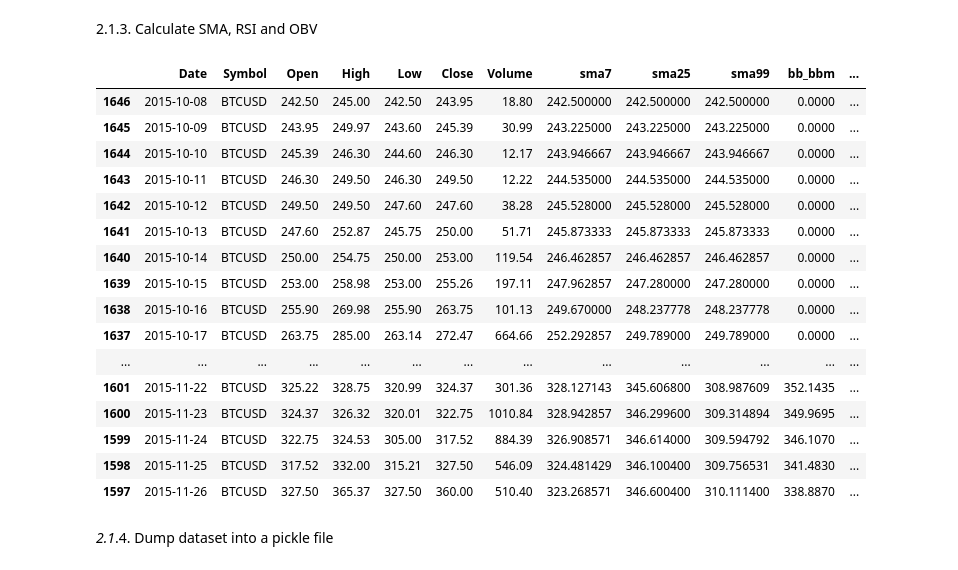
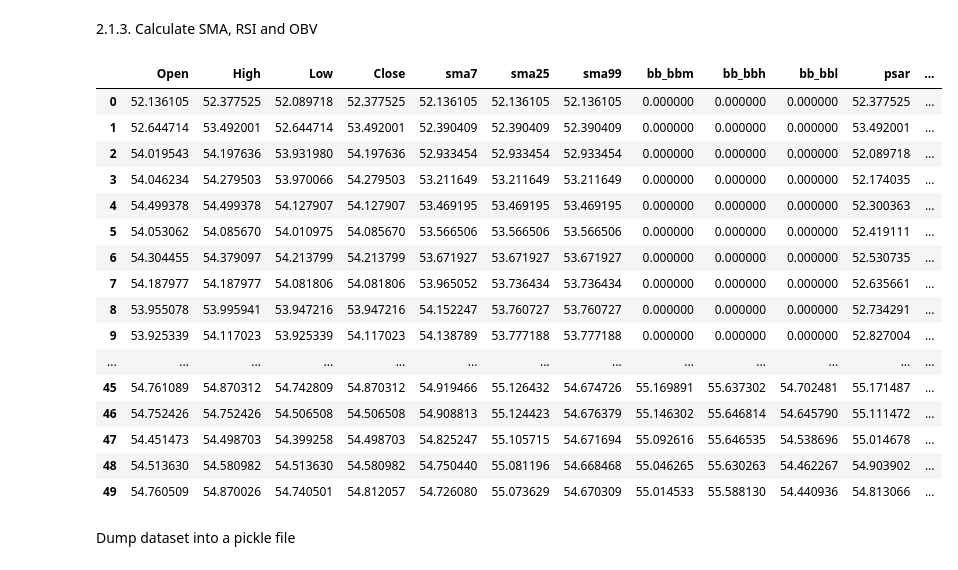
Before and after one commit to estebancr3008/Reinforcement_Learning_Binary_Options_Bot, a Jupyter notebook: Data_Preparation_for_Binary_Learning_Trading.ipynb, the cells around one changed output. Saved outputs shown, nothing was run; the diff lists cells and outputs as text; code cells hidden in the pictures.

```diff
--- a/Data_Preparation_for_Binary_Learning_Trading.ipynb
+++ b/Data_Preparation_for_Binary_Learning_Trading.ipynb
@@ -43,2 +57,7 @@ from ta.volume import OnBalanceVolumeIndicator
 # %% [markdown]
 Selects the dataframe for training
+# %%
+df = yf.download(tickers="LTC-USD",
+                            period="60d",
+                            interval="15m",
+                            auto_adjust=True)
@@ -46,7 +67,8 @@ Selects the dataframe for training
 #df = pd.read_csv('/content/drive/MyDrive/Other Projects/USDGBP.csv')
 #df = pd.read_csv('/content/drive/MyDrive/Other Projects/USDJPY.csv')
 #df = pd.read_csv('/Users/esteban/Documents/GitHub/Reinforcement_Learning_Binary_Options_Bot/BTCUSD_1hr.csv')
-df = pd.read_csv('/content/drive/MyDrive/Other Projects/Trading/BTCUSD_day.csv')
+#df = pd.read_csv('BTCUSD_day.csv')
+#df = pd.read_csv('BTCUSD_1hr.csv')
 #df = pd.read_csv('/content/drive/MyDrive/Other Projects/BTCUSD_1hr.csv')
 #df = pd.read_csv('/content/drive/MyDrive/Other Projects/BTCUSD_1min.csv')
 #df = pd.read_csv('/content/drive/MyDrive/Other Projects/Download Data - STOCK_US_XNYS_F (1).csv')
@@ -80,7 +98,7 @@ print(df.dtypes)
 #df['Date'] = pd.to_datetime(df['Date'])
 
 #Sort values from past to present
-df.sort_values('Date', ascending=True, inplace=True)
+#df.sort_values('Date', ascending=True, inplace=True)
 
 #Set date as index
 #df.set_index('Date', inplace=True)
@@ -89,10 +107,23 @@ df.sort_values('Date', ascending=True, inplace=True)
 #df.drop('Volume', inplace=True, axis=1)
 #df['Volume'] = df['Volume'].apply(lambda x: float(x.replace(",", "")))
 #df['Volume'] = df['Volume'].astype(float)
+
+
+#Preparation for hourly df
 #df = df.drop(columns=['Symbol'])
 #df = df.drop(columns=['Unix Timestamp'])
+#df = df.drop(columns=['Volume'])
+
+#Preparation for downloaded df
+
+df = df.reset_index(drop=True)
+df = df.drop(columns=['Volume'])
+
+'''
+#Preparation for daily dataset
 df = df.drop(columns=['Volume USD'])
 df = df.rename(columns={'Volume BTC': 'Volume'})
+'''
 
 print(df.shape[0])
 print(df.dtypes)
@@ -148,50 +173,50 @@ df["sma25"] = SMAIndicator(close=df["Open"], window=25, fillna=True).sma_indicat
 df["sma99"] = SMAIndicator(close=df["Open"], window=99, fillna=True).sma_indicator()
 
 #Adds Bollinger Bands
 indicator_bb = BollingerBands(close=df["Open"], window=20, window_dev=2)
 df['bb_bbm'] = indicator_bb.bollinger_mavg()
 df['bb_bbh'] = indicator_bb.bollinger_hband()
 df['bb_bbl'] = indicator_bb.bollinger_lband()
 
 #Adds PSAR Indicator
 indicator_psar = PSARIndicator(high=df["Close"], low=df["Low"], close=df["Close"], step=0.02, max_step=2, fillna=True)
 df['psar'] = indicator_psar.psar()
 
 # Add Moving Average Convergence Divergence (MACD) indicator
 df["MACD"] = macd(close=df["Close"], window_slow=26, window_fast=12, fillna=True)
 
 # Add Relative Strength Index (RSI) indicator
 df["RSI"] = rsi(close=df["Close"], window=14, fillna=True)
 
 #Indicators using finta
 #Adds simple moving average
 df["sma40"] = TA.SMA(df, period = 40)
 
 # Add Relative Strength Index (RSI) indicator
-df["OBV"] = TA.OBV(df)
+#df["OBV"] = TA.OBV(df)
 
 #Drops empty spaces
 df.fillna(0, inplace=True)
 
 #Drops empty spaces
 df.head(50)
 # %% [output]
-|  | Date | Symbol | Open | High | Low | Close | Volume | sma7 | sma25 | sma99 | bb_bbm | ... |
-| 1646 | 2015-10-08 | BTCUSD | 242.50 | 245.00 | 242.50 | 243.95 | 18.80 | 242.500000 | 242.500000 | 242.500000 | 0.0000 | ... |
-| 1645 | 2015-10-09 | BTCUSD | 243.95 | 249.97 | 243.60 | 245.39 | 30.99 | 243.225000 | 243.225000 | 243.225000 | 0.0000 | ... |
-| 1644 | 2015-10-10 | BTCUSD | 245.39 | 246.30 | 244.60 | 246.30 | 12.17 | 243.946667 | 243.946667 | 243.946667 | 0.0000 | ... |
-| 1643 | 2015-10-11 | BTCUSD | 246.30 | 249.50 | 246.30 | 249.50 | 12.22 | 244.535000 | 244.535000 | 244.535000 | 0.0000 | ... |
-| 1642 | 2015-10-12 | BTCUSD | 249.50 | 249.50 | 247.60 | 247.60 | 38.28 | 245.528000 | 245.528000 | 245.528000 | 0.0000 | ... |
-| 1641 | 2015-10-13 | BTCUSD | 247.60 | 252.87 | 245.75 | 250.00 | 51.71 | 245.873333 | 245.873333 | 245.873333 | 0.0000 | ... |
-| 1640 | 2015-10-14 | BTCUSD | 250.00 | 254.75 | 250.00 | 253.00 | 119.54 | 246.462857 | 246.462857 | 246.462857 | 0.0000 | ... |
-| 1639 | 2015-10-15 | BTCUSD | 253.00 | 258.98 | 253.00 | 255.26 | 197.11 | 247.962857 | 247.280000 | 247.280000 | 0.0000 | ... |
-| 1638 | 2015-10-16 | BTCUSD | 255.90 | 269.98 | 255.90 | 263.75 | 101.13 | 249.670000 | 248.237778 | 248.237778 | 0.0000 | ... |
-| 1637 | 2015-10-17 | BTCUSD | 263.75 | 285.00 | 263.14 | 272.47 | 664.66 | 252.292857 | 249.789000 | 249.789000 | 0.0000 | ... |
+|  | Open | High | Low | Close | sma7 | sma25 | sma99 | bb_bbm | bb_bbh | bb_bbl | psar | ... |
+| 0 | 52.136105 | 52.377525 | 52.089718 | 52.377525 | 52.136105 | 52.136105 | 52.136105 | 0.000000 | 0.000000 | 0.000000 | 52.377525 | ... |
+| 1 | 52.644714 | 53.492001 | 52.644714 | 53.492001 | 52.390409 | 52.390409 | 52.390409 | 0.000000 | 0.000000 | 0.000000 | 53.492001 | ... |
+| 2 | 54.019543 | 54.197636 | 53.931980 | 54.197636 | 52.933454 | 52.933454 | 52.933454 | 0.000000 | 0.000000 | 0.000000 | 52.089718 | ... |
+| 3 | 54.046234 | 54.279503 | 53.970066 | 54.279503 | 53.211649 | 53.211649 | 53.211649 | 0.000000 | 0.000000 | 0.000000 | 52.174035 | ... |
+| 4 | 54.499378 | 54.499378 | 54.127907 | 54.127907 | 53.469195 | 53.469195 | 53.469195 | 0.000000 | 0.000000 | 0.000000 | 52.300363 | ... |
+| 5 | 54.053062 | 54.085670 | 54.010975 | 54.085670 | 53.566506 | 53.566506 | 53.566506 | 0.000000 | 0.000000 | 0.000000 | 52.419111 | ... |
+| 6 | 54.304455 | 54.379097 | 54.213799 | 54.213799 | 53.671927 | 53.671927 | 53.671927 | 0.000000 | 0.000000 | 0.000000 | 52.530735 | ... |
+| 7 | 54.187977 | 54.187977 | 54.081806 | 54.081806 | 53.965052 | 53.736434 | 53.736434 | 0.000000 | 0.000000 | 0.000000 | 52.635661 | ... |
+| 8 | 53.955078 | 53.995941 | 53.947216 | 53.947216 | 54.152247 | 53.760727 | 53.760727 | 0.000000 | 0.000000 | 0.000000 | 52.734291 | ... |
+| 9 | 53.925339 | 54.117023 | 53.925339 | 54.117023 | 54.138789 | 53.777188 | 53.777188 | 0.000000 | 0.000000 | 0.000000 | 52.827004 | ... |
 | ... | ... | ... | ... | ... | ... | ... | ... | ... | ... | ... | ... | ... |
-| 1601 | 2015-11-22 | BTCUSD | 325.22 | 328.75 | 320.99 | 324.37 | 301.36 | 328.127143 | 345.606800 | 308.987609 | 352.1435 | ... |
-| 1600 | 2015-11-23 | BTCUSD | 324.37 | 326.32 | 320.01 | 322.75 | 1010.84 | 328.942857 | 346.299600 | 309.314894 | 349.9695 | ... |
-| 1599 | 2015-11-24 | BTCUSD | 322.75 | 324.53 | 305.00 | 317.52 | 884.39 | 326.908571 | 346.614000 | 309.594792 | 346.1070 | ... |
-| 1598 | 2015-11-25 | BTCUSD | 317.52 | 332.00 | 315.21 | 327.50 | 546.09 | 324.481429 | 346.100400 | 309.756531 | 341.4830 | ... |
-| 1597 | 2015-11-26 | BTCUSD | 327.50 | 365.37 | 327.50 | 360.00 | 510.40 | 323.268571 | 346.600400 | 310.111400 | 338.8870 | ... |
+| 45 | 54.761089 | 54.870312 | 54.742809 | 54.870312 | 54.919466 | 55.126432 | 54.674726 | 55.169891 | 55.637302 | 54.702481 | 55.171487 | ... |
+| 46 | 54.752426 | 54.752426 | 54.506508 | 54.506508 | 54.908813 | 55.124423 | 54.676379 | 55.146302 | 55.646814 | 54.645790 | 55.111472 | ... |
+| 47 | 54.451473 | 54.498703 | 54.399258 | 54.498703 | 54.825247 | 55.105715 | 54.671694 | 55.092616 | 55.646535 | 54.538696 | 55.014678 | ... |
+| 48 | 54.513630 | 54.580982 | 54.513630 | 54.580982 | 54.750440 | 55.081196 | 54.668468 | 55.046265 | 55.630263 | 54.462267 | 54.903902 | ... |
+| 49 | 54.760509 | 54.870026 | 54.740501 | 54.812057 | 54.726080 | 55.073629 | 54.670309 | 55.014533 | 55.588130 | 54.440936 | 54.813066 | ... |
 # %%
 #add a column to dataframe
@@ -202,6 +227,6 @@ df['Position'] = np.where((df['Open']-df['Close'].shift(-1)) < 1, 1, 0)
 # %%
 df = df.reset_index(drop=True)
 # %% [markdown]
-*2.1*.4. Dump dataset into a pickle file
+Dump dataset into a pickle file
 # %%
 import pickle
```
Also changed, not shown: parts of 9 cells of this notebook, 1 other file.
